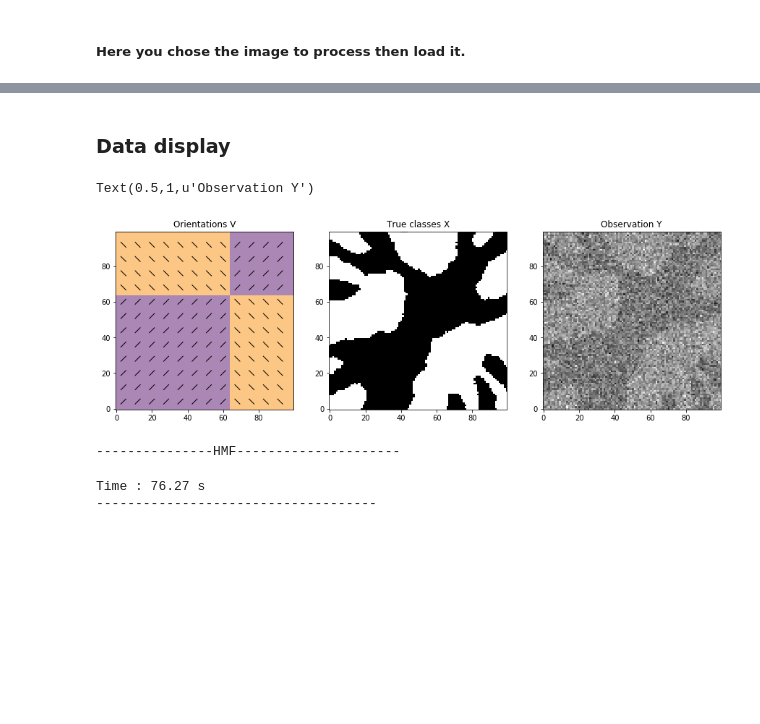
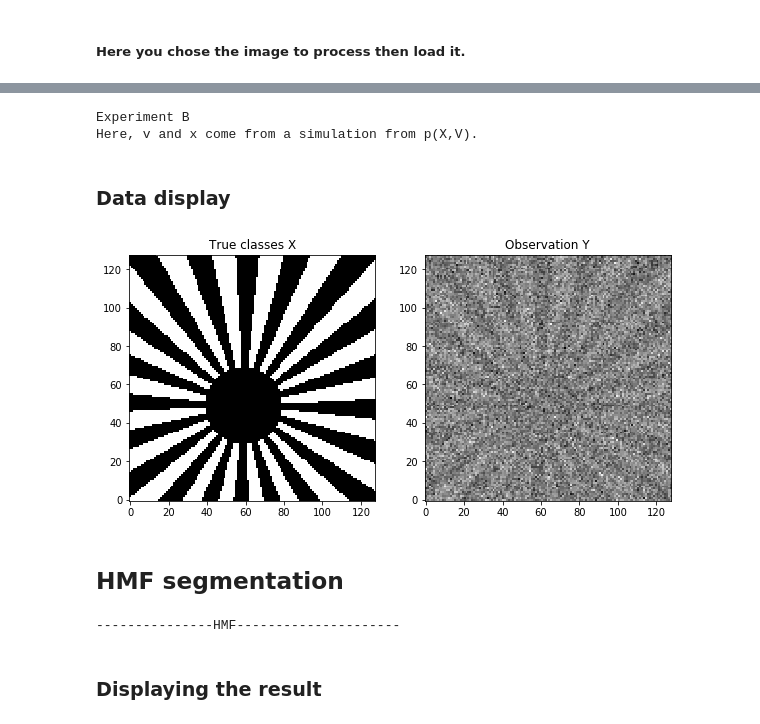
Before and after one commit to courbot/otmf, a Jupyter notebook: demo.ipynb, the cells around one changed output, grey strips where cells are left out. Drawn from its saved outputs; the diff is of its cells as text; code cells hidden in the pictures; blank space fills up the shorter version.

```diff
--- a/demo.ipynb
+++ b/demo.ipynb
@@ -73,7 +74,7 @@ def gen_exp(experiment,S0,S1,sig):
 
         print('Here, v is fixed, and x is a realization of p(X|V=v).')
 
-        dat = np.load('../data/expA.npz')
+        dat = np.load('./data/expA.npz') # this path is relative to the position of demo.ipynb in the repo
         X=(dat['X'] > 0)[:S0,:S1]
 
         V = np.pi/4 * np.ones(shape=(S0,S1))
@@ -82,7 +83,7 @@ def gen_exp(experiment,S0,S1,sig):
 
     elif experiment=='B':
 
-        dat = np.load('../data/expB.npz')
+        dat = np.load('./data/expB.npz')
         X=(dat['X']>0).astype(float)
         V=dat['V']
 
@@ -156,31 +98,62 @@ Here, v is fixed, and x is a realization of p(X|V=v).
+# %%
+# Choose the experiment ('A' or 'B')
+experiment = 'B'
+
+# choose the image size (up to 128x128 px for the proposed experiments)
+S0 = S1 = 128
+
+
+# What orientations do we search for, sampled between 0 and pi.
+v_range = np.array([np.pi/4, 3*np.pi/4])
+# note : using 0 or pi is not recommended as it creates 0-valued potential functions which unbalance the processing.
+
+# What classes do we search for X:
+x_range = np.array([0.,1.])
+
+# A parameter class gathering the previous informations (among others, see source).
+pargibbs = parameters.ParamsGibbs(S0 = S0,
+                             S1 = S1,
+                             v_range = v_range,
+                             x_range = x_range
+                             )# beta=1.25,
+
+# Now to generate the image, we set the standard deviation from the SNR.
+SNR = 3 # in dB
+
+sig = 1./10**(-SNR/20.) # this expression must be modified if you use k>2 classes.
+
+# X, V, Y are retrieved from data (for X,V) and simulated (for Y).
+X,V,Y = gen_exp(experiment,S0,S1,sig)
+
+# We add this image as a field of pargibbs.
+pargibbs.Y = Y
+# %% [output]
+Experiment B
+Here, v and x come from a simulation from p(X,V).
 # %% [markdown]
 ### Data display
 # %%
 plt.figure(figsize=(15,5))
 
-plt.subplot(131) ; plt.imshow(V,cmap=plt.cm.inferno,vmin=0,vmax=np.pi,alpha=0.5); plt.title('Orientations V')
-plot_directions(V,8,2)
+if experiment=='A':
+    plt.subplot(131) ; plt.imshow(V,cmap=plt.cm.inferno,vmin=0,vmax=np.pi,alpha=0.5); plt.title('Orientations V')
+    plot_directions(V,8,2)
+# Indeed, in experiment B there is no "ground truth" for the orientations V.
+
 plt.subplot(132) ; plt.imshow(X); plt.title('True classes X')
 plt.subplot(133) ; plt.imshow(Y[:,:,0]); plt.title('Observation Y')
 
 plt.show()
 # %% [output]
-Text(0.5,1,u'Observation Y')
-[figure, old version]
+[figure, new version]
+# %% [markdown]
+## HMF segmentation
 # %%
-incert = True
-parseg = parameters.ParamsSeg(nb_iter_sem=40,
-                              seuil_conv = 0.05,
-                              incert = incert
-                                )
 
-parseg.multi = True # le multiclasse discret
-parseg.weights=np.ones(shape=(S0,S1))
+parseg = parameters.ParamsSeg()
+
 parseg.mpm = True
 
-parseg.nb_iter_serie_sem = 13
-parseg.use_pi = True
-parseg.use_alpha = True
 
 #
 #==============================================================================
@@ -191,11 +164,7 @@ pargibbs = parameters.apply_parseg_pargibbs(parseg,pargibbs)
 print '---------------HMF---------------------'
 start = time.time()
 
-Y_courant = np.copy(Y)
-
-pargibbs.Y = Y_courant
-
-X_mpm_hmf,dumb,Ux_hmf,dumb, parsem_hmf = sot.seg_otmf(parseg,pargibbs)
+X_hmf,_,Ux_hmf,_, parsem_hmf = sot.seg_otmf(parseg,pargibbs)
 
 ##
 end = time.time() - start
@@ -204,6 +173,6 @@ print '------------------------------------'
 #
 # %% [output]
 ---------------HMF---------------------
-Time : 76.27 s
-------------------------------------
+# %% [markdown]
+### Displaying the result
 # %%
```
Also changed, not shown: parts of 8 cells of this notebook, 26 other files.
